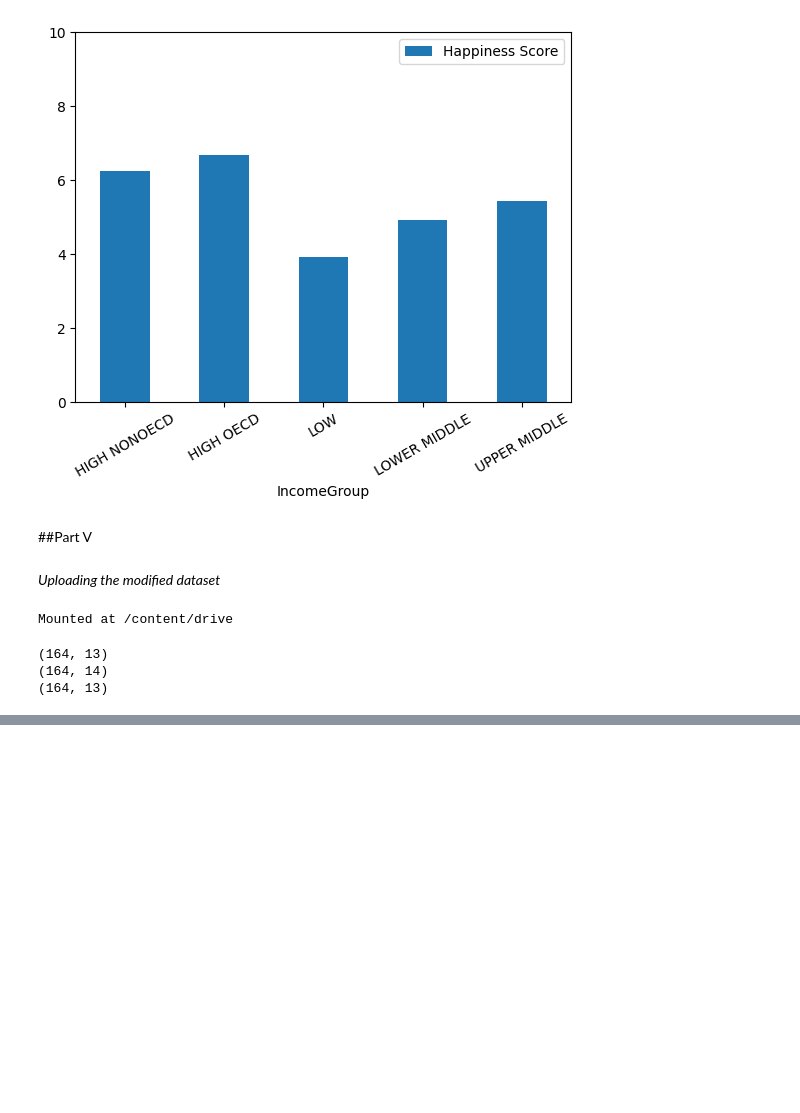
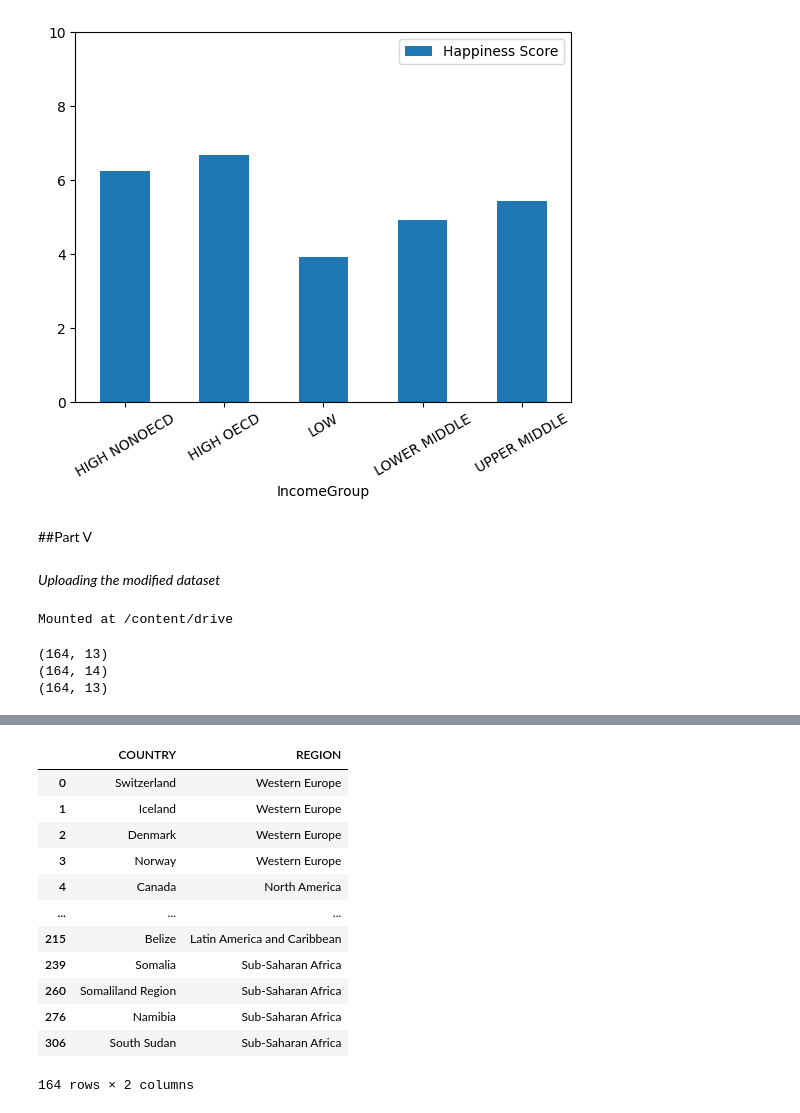
Before and after one commit to Krzesimir13/DataQuest, a Jupyter notebook: world_happiness.ipynb, the cells around one changed output, grey strips where cells are left out. Drawn from its saved outputs; the diff is of its cells as text; code cells hidden in the pictures; blank space fills up the shorter version.

```diff
--- a/world_happiness.ipynb
+++ b/world_happiness.ipynb
@@ -848,0 +915,18 @@ print(happiness2017.shape)
+# %%
+regions = pd.concat([happiness2015, happiness2016], ignore_index=True)
+regions = regions[['COUNTRY', 'REGION']].drop_duplicates().dropna()
+regions
+# %% [output]
+|  | COUNTRY | REGION |
+| 0 | Switzerland | Western Europe |
+| 1 | Iceland | Western Europe |
+| 2 | Denmark | Western Europe |
+| 3 | Norway | Western Europe |
+| 4 | Canada | North America |
+| ... | ... | ... |
+| 215 | Belize | Latin America and Caribbean |
+| 239 | Somalia | Sub-Saharan Africa |
+| 260 | Somaliland Region | Sub-Saharan Africa |
+| 276 | Namibia | Sub-Saharan Africa |
+| 306 | South Sudan | Sub-Saharan Africa |
+164 rows × 2 columns
```
Also changed, not shown: parts of 24 cells of this notebook.
